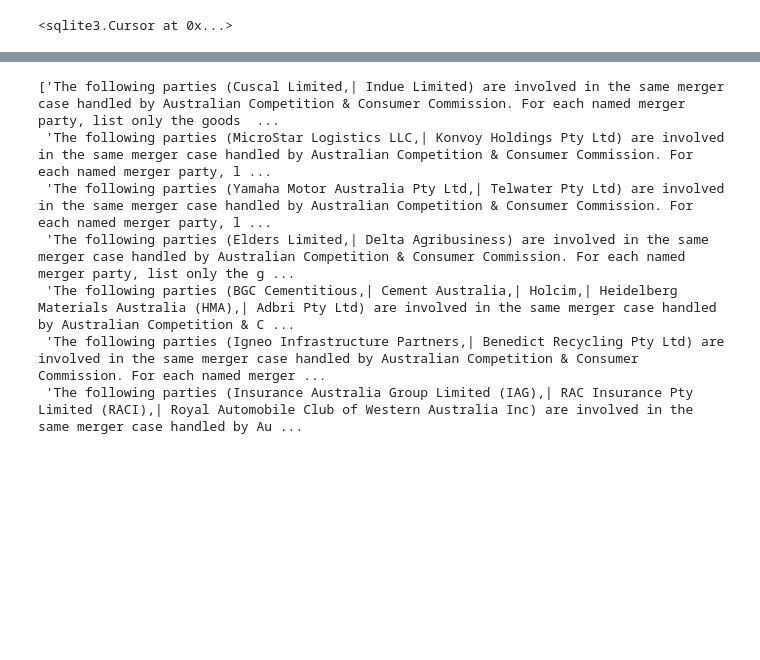
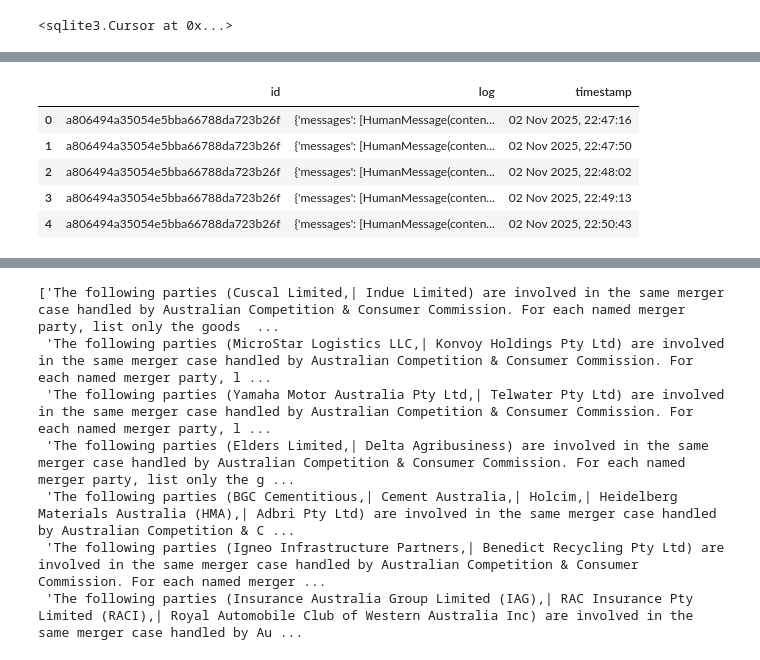
Before and after one commit to chuash/MergerScan, a Jupyter notebook: Draft.ipynb, the cells around one changed output, grey strips where cells are left out. Drawn from its saved outputs; the diff is of its cells as text; code cells hidden in the pictures; blank space fills up the shorter version.

```diff
--- a/Draft.ipynb
+++ b/Draft.ipynb
@@ -588,0 +607,11 @@ cursor.execute("SELECT name FROM sqlite_master WHERE type='table';").fetchall()
+# %%
+sqlquery = f"SELECT * FROM agentlogs"
+df = pd.read_sql_query(sqlquery, con=conn)
+df
+# %% [output]
+|  | id | log | timestamp |
+| 0 | a806494a35054e5bba66788da723b26f | {'messages': [HumanMessage(conten... | 02 Nov 2025, 22:47:16 |
+| 1 | a806494a35054e5bba66788da723b26f | {'messages': [HumanMessage(conten... | 02 Nov 2025, 22:47:50 |
+| 2 | a806494a35054e5bba66788da723b26f | {'messages': [HumanMessage(conten... | 02 Nov 2025, 22:48:02 |
+| 3 | a806494a35054e5bba66788da723b26f | {'messages': [HumanMessage(conten... | 02 Nov 2025, 22:49:13 |
+| 4 | a806494a35054e5bba66788da723b26f | {'messages': [HumanMessage(conten... | 02 Nov 2025, 22:50:43 |
```
Also changed, not shown: parts of 22 cells of this notebook, 3 other files.
